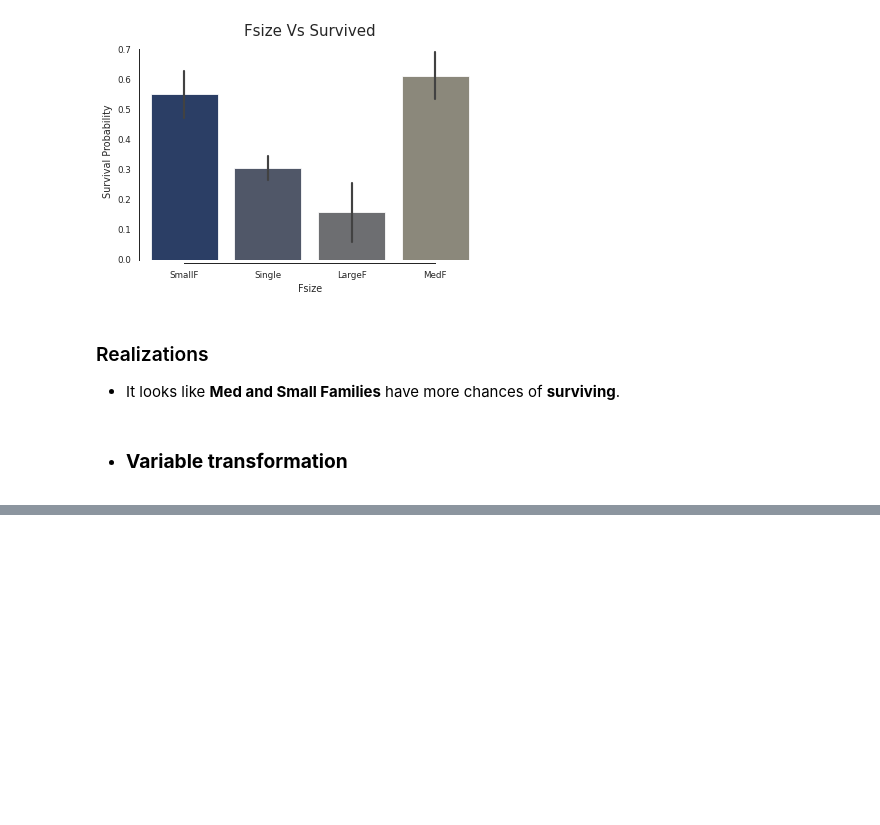
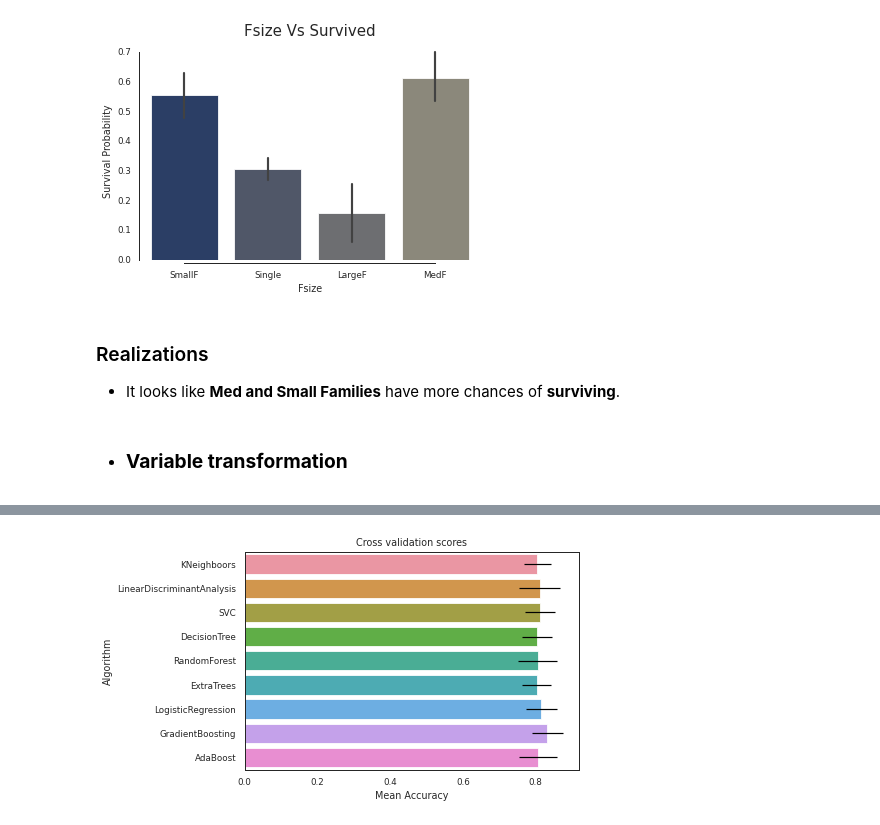
Before and after one commit to mebi-ali/Titanic_Survival_Predication, a Jupyter notebook: Titanic-Survival-Predication.ipynb, the cells around one changed output, grey strips where cells are left out. Cells and saved outputs as stored; diff of their text form; code cells hidden in the pictures; blank space fills up the shorter version.

```diff
--- a/Titanic-Survival-Predication.ipynb
+++ b/Titanic-Survival-Predication.ipynb
@@ -701,0 +762,31 @@ final_train.head()
+# %%
+# Cross validate model with Kfold stratified cross val
+kfold = StratifiedKFold(n_splits=10)
+r_s = 2
+classifiers = []
+
+# Algos
+classifiers.append(KNeighborsClassifier())
+classifiers.append(LinearDiscriminantAnalysis())
+classifiers.append(SVC(random_state=r_s))
+classifiers.append(DecisionTreeClassifier(random_state=r_s))
+classifiers.append(RandomForestClassifier(random_state=r_s))
+classifiers.append(ExtraTreesClassifier(random_state=r_s))
+classifiers.append(LogisticRegression(random_state=r_s))
+classifiers.append(GradientBoostingClassifier(random_state=r_s))
+classifiers.append(AdaBoostClassifier(
+    DecisionTreeClassifier(random_state=r_s),random_state=r_s,learning_rate=0.1))
+
+# for model in classifiers:
+#     cross_val(model,X_train, y_train, kfold)
+
+score_results = [cross_val(model,X_train, y_train, kfold) for model in classifiers]
+# %%
+# Convert algo scores into Dataframe
+algo_df=pd.DataFrame({"CrossValMeans":[score[0] for score in score_results],
+                      "CrossValerrors":[score[1] for score in score_results],
+                      "Algorithm":["KNeighboors","LinearDiscriminantAnalysis","SVC",
+                                  "DecisionTree","RandomForest","ExtraTrees",
+                                   "LogisticRegression","GradientBoosting","AdaBoost"]})
+# Check df
+algo_df
@@ -701,0 +804,7 @@ final_train.head()
+# %%
+ax = sns.barplot("CrossValMeans","Algorithm",data = algo_df, orient='h',
+                 **{'xerr':algo_df['CrossValerrors']})
+ax.set_xlabel("Mean Accuracy")
+ax = ax.set_title("Cross validation scores")
+# %% [output]
+[figure, added]
```
Also changed, not shown: parts of 12 cells of this notebook.
